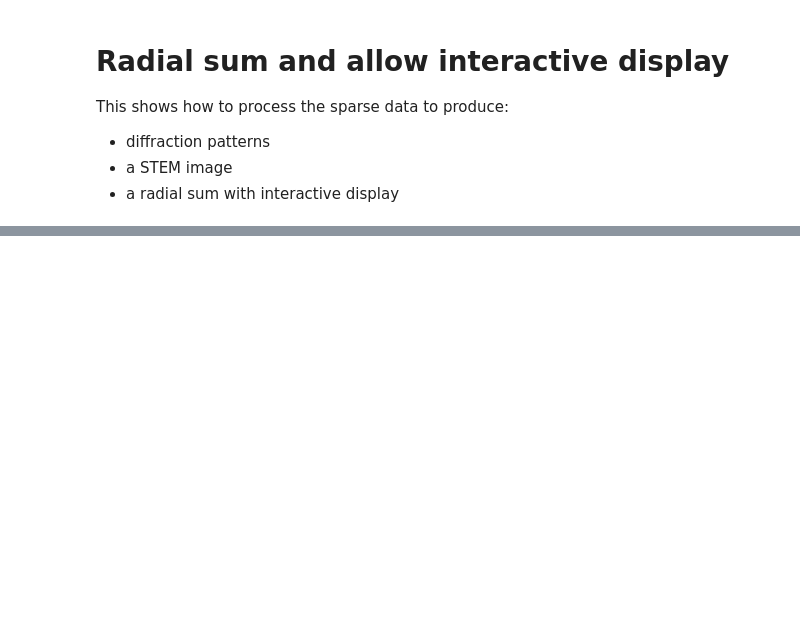
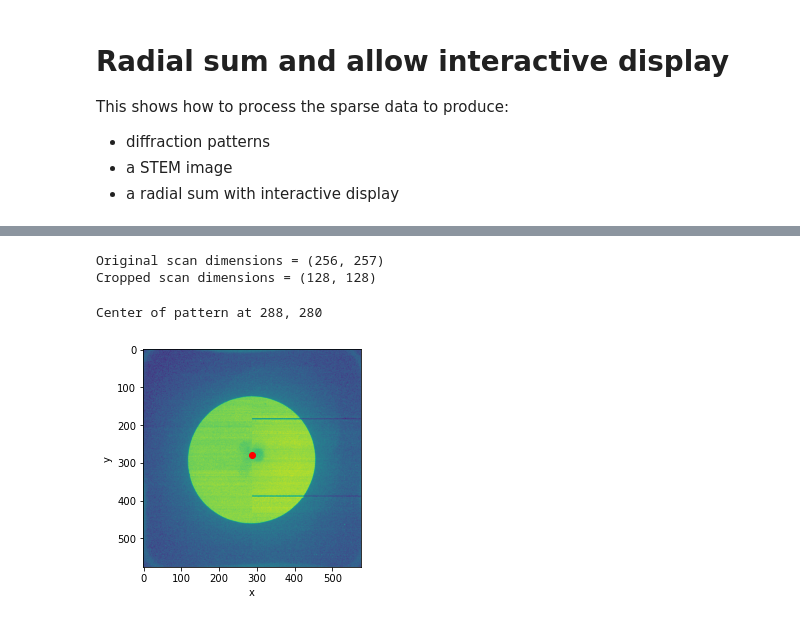
Before and after one commit to OpenChemistry/stempy, a Jupyter notebook: examples/radial_sum_display.ipynb, the cells around one changed output, grey strips where cells are left out. Cells and saved outputs as stored; diff of their text form; code cells hidden in the pictures; blank space fills up the shorter version.

```diff
--- a/examples/radial_sum_display.ipynb
+++ b/examples/radial_sum_display.ipynb
@@ -47,6 +76,11 @@ fPath = Path('data_scan{}_th{}_electrons.h5'.format(scan_num, threshold))
 fname = dPath / fPath
 haadf_path = distiller_path / Path('dm4') / Path(date) / Path(f'scan{scan_num}.dm4')
 
+# Local testing
+scan_num = 186
+scan_id = 1842
+fname = Path(f'/mnt/nvme1/percius/stempy_tests_temp/data_scan{scan_num}_id{scan_id}_electrons.h5')
+
 # Load the HAADF
 if haadf_path.exists():
     haadf = nio.dm.dmReader(haadf_path)
@@ -56,7 +90,7 @@ if haadf_path.exists():
 else:
     print('No HAADF available')
 
-sa = SparseArray.from_hdf5(dPath / fPath)
+sa = stio.SparseArray.from_hdf5(fname)
 
 # Calculate number of electrons per pattern
 num_elec = 0
@@ -73,26 +113,30 @@ if haadf_path.exists():
 # %%
 # Remove flyback and crop to a smaller area (if desired)
-crop_dimensions = (256, 256) # (col, row)
+crop_dimensions = (128, 128) # (col, row)
 
-sa_crop = sa[:crop_dimensions[0], :crop_dimensions[1]] # crop
-
-sa_crop = sa[50:200,50:200,:,:]
+sa_crop = sa[:crop_dimensions[0], :crop_dimensions[1],:,:] # crop
 
 print('Original scan dimensions = {}'.format(sa.scan_shape))
 print('Cropped scan dimensions = {}'.format(sa_crop.scan_shape))
+# %% [output]
+Original scan dimensions = (256, 257)
+Cropped scan dimensions = (128, 128)
 # %%
-## Calculate a summed diffraction pattern
+# Calculate a summed diffraction pattern
 dp = sa_crop[::1, ::1, :, :].sum(axis=(0, 1))
 
 # Set the center of the pattern
 center = stim.com_dense(dp) # center of intensity
-center = (285, 287) # manual
+center = (288, 280) # manual
 print('Center of pattern at {0[0]}, {0[1]}'.format(center))
 
 fg,ax = plt.subplots(1,1)
 ax.imshow(dp, norm=PowerNorm(0.25))
 _ = ax.scatter(center[0], center[1], c='r')
 ax.set(xlabel='x',ylabel='y');
+# %% [output]
+Center of pattern at 288, 280
+[figure, added]
 # %%
 # Radial sum the sparse data
 bf_outer_angle = 10
```
Also changed, not shown: parts of 6 cells of this notebook.
